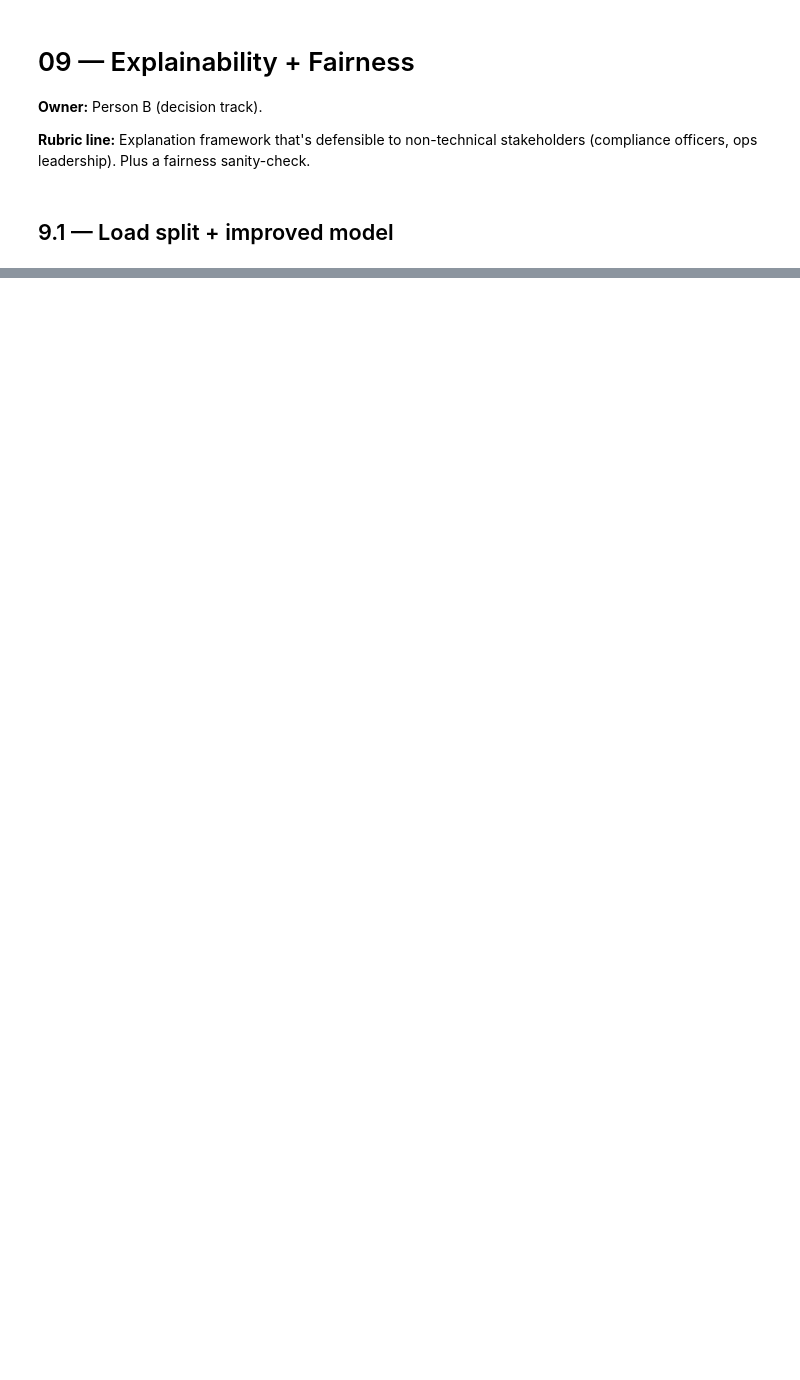
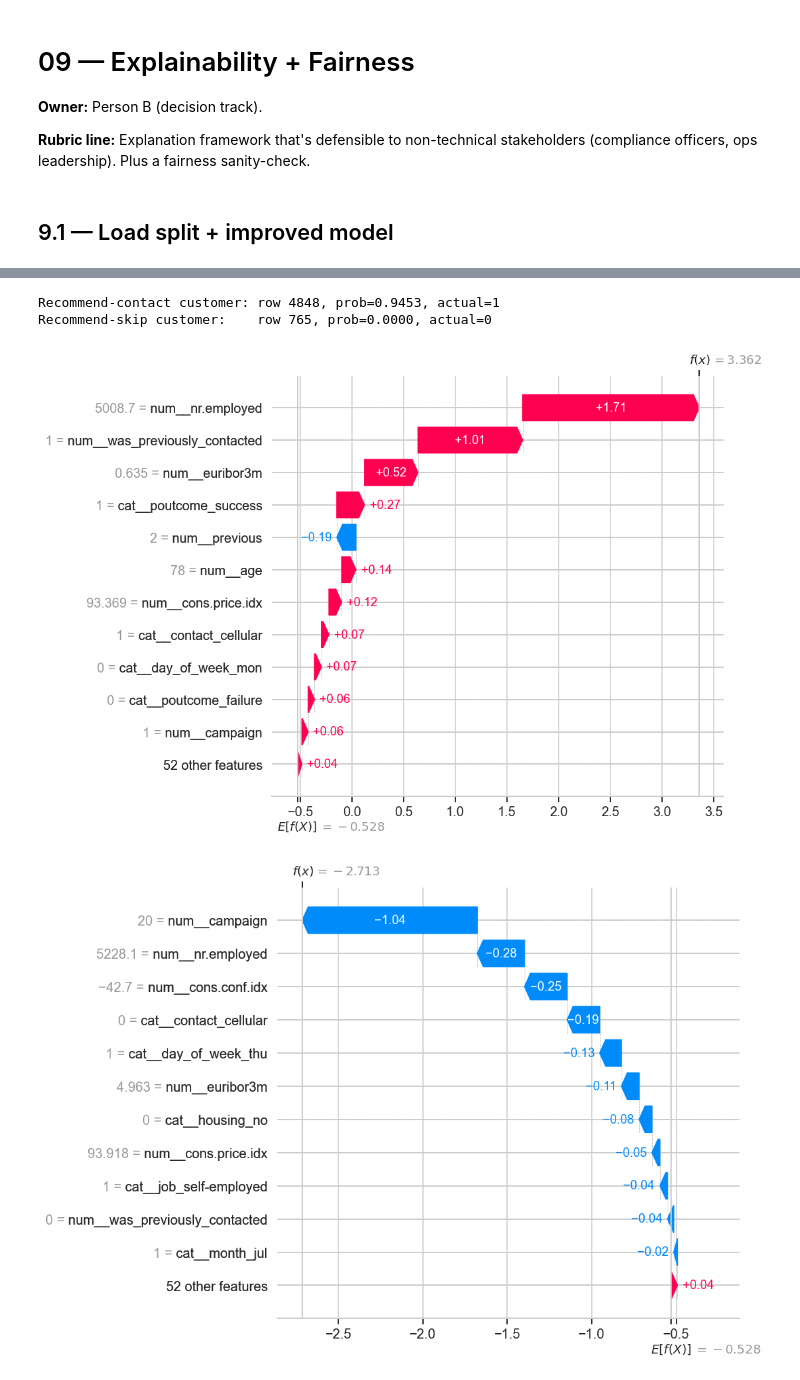
Before and after one commit to Jasper040/Project-4-prediction-framework, a Jupyter notebook: notebooks/09_explainability_and_fairness.ipynb, the cells around one changed output, grey strips where cells are left out. Saved outputs shown, nothing was run; the diff lists cells and outputs as text; code cells hidden in the pictures; blank space fills up the shorter version.

```diff
--- a/notebooks/09_explainability_and_fairness.ipynb
+++ b/notebooks/09_explainability_and_fairness.ipynb
@@ -62,0 +139,51 @@ These are the slides that make the model defensible to a compliance officer.
+# %%
+# --- Pick the two contrasting customers ----------------------------------
+high_threshold = 0.85
+high_mask = y_proba > high_threshold
+if not high_mask.any():
+    high_threshold = float(np.quantile(y_proba, 0.99))
+    high_mask = y_proba > high_threshold
+    print(f'No customer above 0.85 — falling back to 99th pct = {high_threshold:.4f}')
+
+low_mask = y_proba < 0.05
+
+# Highest-probability test customer above the high threshold.
+idx_high = int(np.where(high_mask)[0][np.argmax(y_proba[high_mask])])
+# Lowest-probability test customer below 0.05.
+idx_low = int(np.where(low_mask)[0][np.argmin(y_proba[low_mask])])
+
+print(f'Recommend-contact customer: row {idx_high}, prob={y_proba[idx_high]:.4f}, actual={int(y_test.iloc[idx_high])}')
+print(f'Recommend-skip customer:    row {idx_low}, prob={y_proba[idx_low]:.4f}, actual={int(y_test.iloc[idx_low])}')
+
+# --- Helper: render a waterfall plot from raw SHAP arrays ----------------
+def render_waterfall(idx: int, save_path: pathlib.Path) -> None:
+    """Build a SHAP Explanation for one row and save the waterfall plot."""
+    expl = shap.Explanation(
+        values=shap_values[idx],
+        base_values=base_value,
+        data=X_test_t[idx],
+        feature_names=list(feature_names),
+    )
+    plt.figure()
+    shap.plots.waterfall(expl, show=False, max_display=12)
+    fig = plt.gcf()
+    fig.savefig(save_path, bbox_inches='tight', dpi=200)
+    plt.show()
+    plt.close(fig)
+
+render_waterfall(idx_high, config.FIGURES_DIR / '09_shap_local_recommend.png')
+render_waterfall(idx_low,  config.FIGURES_DIR / '09_shap_local_skip.png')
+
+# --- Show the raw profiles so a reviewer can sanity-check the story ------
+pd.concat(
+    {
+        f'recommend (p={y_proba[idx_high]:.3f})': X_test.iloc[idx_high],
+        f'skip (p={y_proba[idx_low]:.3f})':       X_test.iloc[idx_low],
+    },
+    axis=1,
+)
+# %% [output]
+Recommend-contact customer: row 4848, prob=0.9453, actual=1
+Recommend-skip customer:    row 765, prob=0.0000, actual=0
+[figure, added]
+[figure, added]
```
Also changed, not shown: parts of 14 cells of this notebook, 5 other files.
